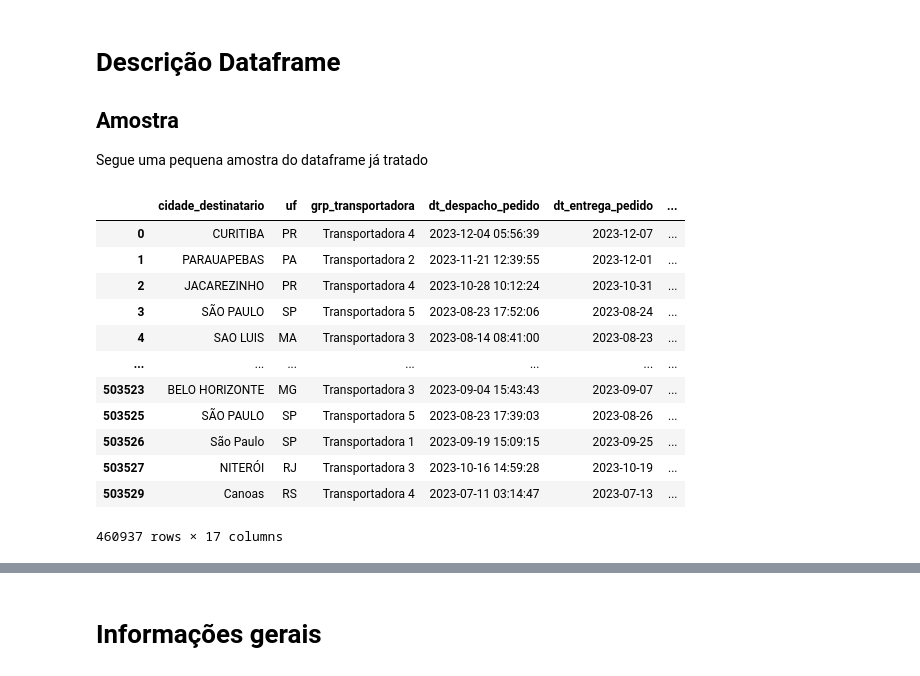
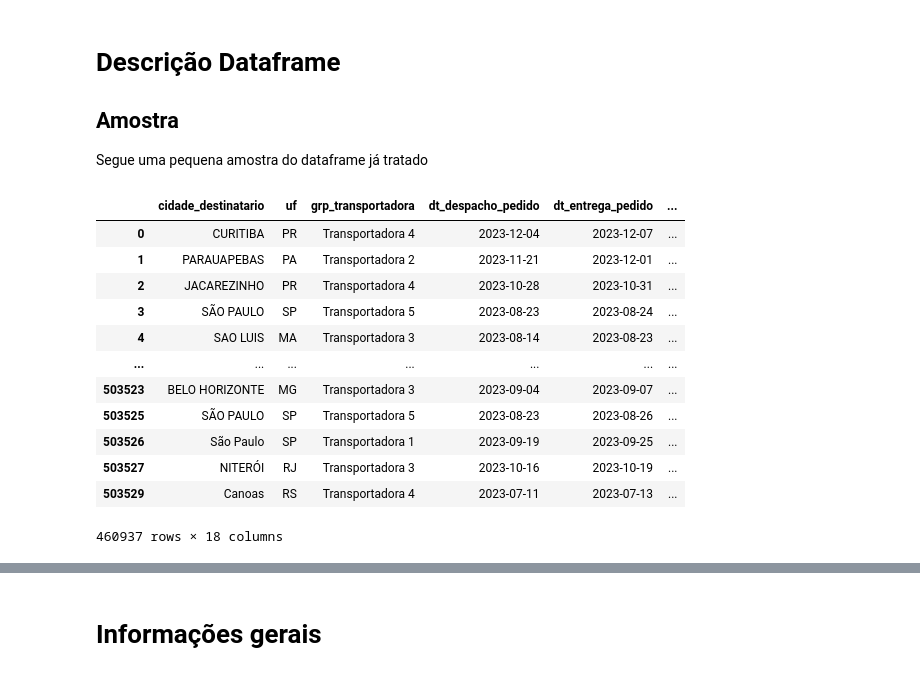
Before and after one commit to rafaelpbaptista-cwb/especializacao_ux_ciencia_dados, a Jupyter notebook: analise_exploratoria.ipynb, the cells around one changed output, grey strips where cells are left out. Cells and saved outputs as stored; diff of their text form; code cells hidden in the pictures.

```diff
--- a/analise_exploratoria.ipynb
+++ b/analise_exploratoria.ipynb
@@ -8,10 +8,7 @@ import pandas as pd
 
 df = pd.read_csv("dados/amostra.csv")
 
-df["dt_despacho_pedido"] = pd.to_datetime(
-    df["dt_despacho_pedido"] + " " + df["hr_despacho_pedido"],
-    format="%Y-%m-%d %H:%M:%S",
-)
+df["dt_despacho_pedido"] = pd.to_datetime(df["dt_despacho_pedido"])
 
 df["dt_entrega_pedido"] = pd.to_datetime(df["dt_entrega_pedido"])
 
@@ -22,49 +19,59 @@ df["dt_criacao"] = pd.to_datetime(df["dt_criacao"])
 df["dt_pagamento_pedido"] = pd.to_datetime(df["dt_pagamento_pedido"])
 
 df["flg_existem_ocorrencias"] = df["flg_existem_ocorrencias"].str.lower() == "sim"
 
 df["entregue_no_prazo"] = df["tp_performance_entrega"] == "Entregue no Prazo"
 
 df["qtde_dias_prazo_entrega"] = (
-    df["dt_previsao_entrega_cliente"] - df["dt_despacho_pedido"]
-)
+    df["dt_previsao_entrega_cliente"] - df["dt_pagamento_pedido"]
+).dt.days
 
-df["qtde_dias_efet_entrega"] = df["dt_entrega_pedido"] - df["dt_despacho_pedido"]
+df["qtde_dias_efet_entrega"] = (
+    df["dt_entrega_pedido"] - df["dt_pagamento_pedido"]
+).dt.days
 
-df["pct_atraso"] = (
-    df["qtde_dias_efet_entrega"].dt.total_seconds()
-    / df["qtde_dias_prazo_entrega"].dt.total_seconds()
+df["qtde_dias_demora_despacho"] = (
+    df["dt_despacho_pedido"] - df["dt_pagamento_pedido"]
+).dt.days
+
+df["pct_atraso"] = df.apply(
+    lambda row: (
+        row["qtde_dias_efet_entrega"] / row["qtde_dias_prazo_entrega"]
+        if row["qtde_dias_prazo_entrega"] > 0
+        else row["qtde_dias_efet_entrega"]
+    ),
+    axis=1,
 )
 df["pct_atraso"] = df["pct_atraso"].clip(lower=0)
 
 df = df.query(
     "not dt_despacho_pedido.isnull() and not dt_entrega_pedido.isnull() and not dt_pagamento_pedido.isnull()"
 )
 
 df.drop(
     columns=[
         "Unnamed: 0",
         "hr_despacho_pedido",
         "hr_entrega_pedido",
         "tp_performance_entrega",
         "cod_pedido",
     ],
     inplace=True,
 )
 
 df
 # %% [output]
 |  | cidade_destinatario | uf | grp_transportadora | dt_despacho_pedido | dt_entrega_pedido | ... |
-| 0 | CURITIBA | PR | Transportadora 4 | 2023-12-04 05:56:39 | 2023-12-07 | ... |
-| 1 | PARAUAPEBAS | PA | Transportadora 2 | 2023-11-21 12:39:55 | 2023-12-01 | ... |
-| 2 | JACAREZINHO | PR | Transportadora 4 | 2023-10-28 10:12:24 | 2023-10-31 | ... |
-| 3 | SÃO PAULO | SP | Transportadora 5 | 2023-08-23 17:52:06 | 2023-08-24 | ... |
-| 4 | SAO LUIS | MA | Transportadora 3 | 2023-08-14 08:41:00 | 2023-08-23 | ... |
+| 0 | CURITIBA | PR | Transportadora 4 | 2023-12-04 | 2023-12-07 | ... |
+| 1 | PARAUAPEBAS | PA | Transportadora 2 | 2023-11-21 | 2023-12-01 | ... |
+| 2 | JACAREZINHO | PR | Transportadora 4 | 2023-10-28 | 2023-10-31 | ... |
+| 3 | SÃO PAULO | SP | Transportadora 5 | 2023-08-23 | 2023-08-24 | ... |
+| 4 | SAO LUIS | MA | Transportadora 3 | 2023-08-14 | 2023-08-23 | ... |
 | ... | ... | ... | ... | ... | ... | ... |
-| 503523 | BELO HORIZONTE | MG | Transportadora 3 | 2023-09-04 15:43:43 | 2023-09-07 | ... |
-| 503525 | SÃO PAULO | SP | Transportadora 5 | 2023-08-23 17:39:03 | 2023-08-26 | ... |
-| 503526 | São Paulo | SP | Transportadora 1 | 2023-09-19 15:09:15 | 2023-09-25 | ... |
-| 503527 | NITERÓI | RJ | Transportadora 3 | 2023-10-16 14:59:28 | 2023-10-19 | ... |
-| 503529 | Canoas | RS | Transportadora 4 | 2023-07-11 03:14:47 | 2023-07-13 | ... |
+| 503523 | BELO HORIZONTE | MG | Transportadora 3 | 2023-09-04 | 2023-09-07 | ... |
+| 503525 | SÃO PAULO | SP | Transportadora 5 | 2023-08-23 | 2023-08-26 | ... |
+| 503526 | São Paulo | SP | Transportadora 1 | 2023-09-19 | 2023-09-25 | ... |
+| 503527 | NITERÓI | RJ | Transportadora 3 | 2023-10-16 | 2023-10-19 | ... |
+| 503529 | Canoas | RS | Transportadora 4 | 2023-07-11 | 2023-07-13 | ... |
-460937 rows × 17 columns
+460937 rows × 18 columns
 # %% [markdown]
```
Also changed, not shown: parts of 9 cells of this notebook, 1 other file.
